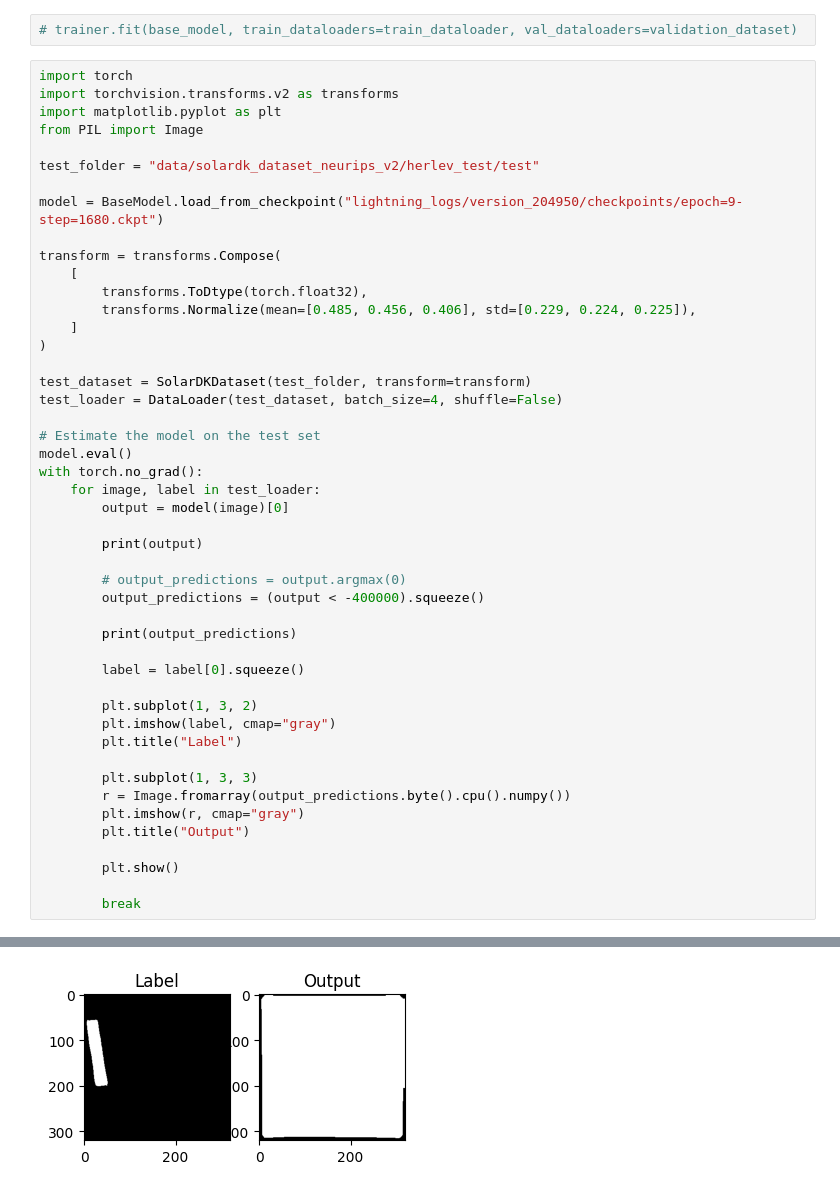
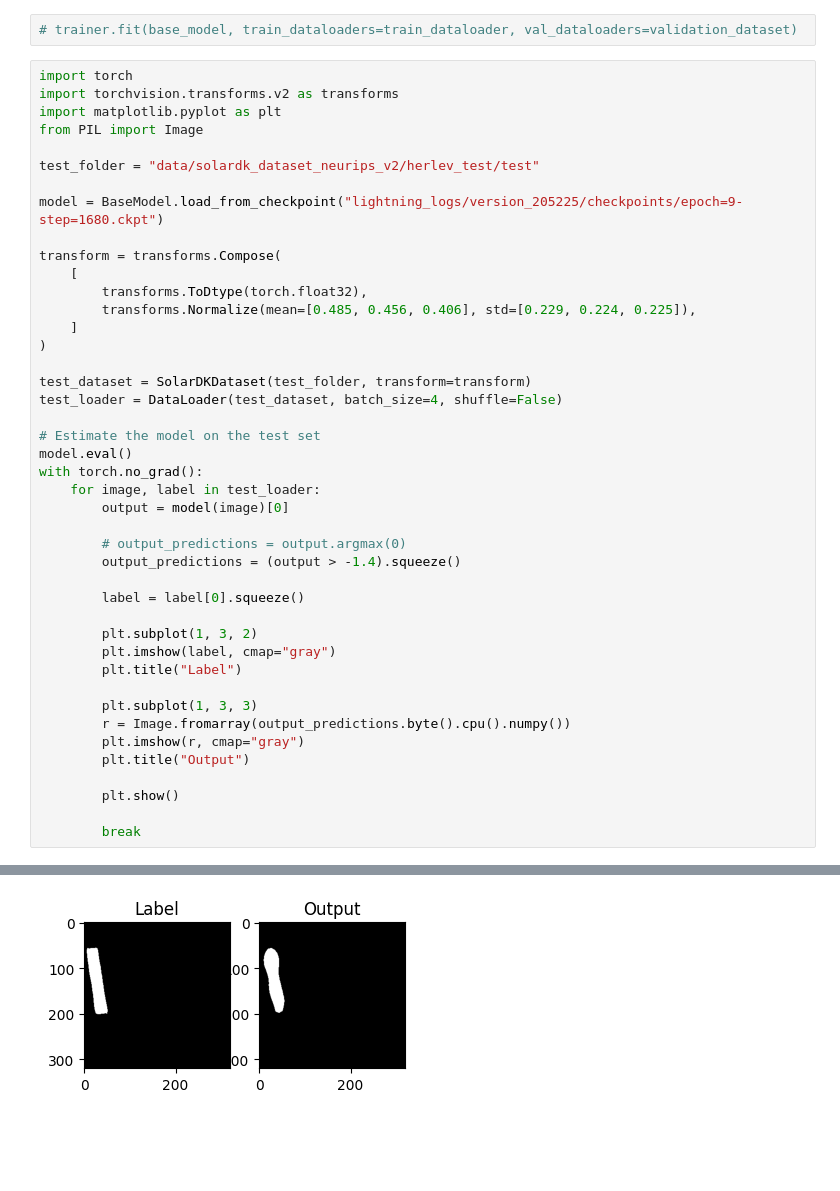
Before and after one commit to Tiburso/EnerVision, a Jupyter notebook: dataloaders.ipynb, the cells around one changed output, grey strips where cells are left out. Saved outputs shown, nothing was run; the diff lists cells and outputs as text; blank space fills up the shorter version.

Commit message:
Working model with a bit shit accuracy

```diff
--- a/dataloaders.ipynb
+++ b/dataloaders.ipynb
@@ -89,7 +116,7 @@ from PIL import Image
 
 test_folder = "data/solardk_dataset_neurips_v2/herlev_test/test"
 
-model = BaseModel.load_from_checkpoint("lightning_logs/version_204950/checkpoints/epoch=9-step=1680.ckpt")
+model = BaseModel.load_from_checkpoint("lightning_logs/version_205225/checkpoints/epoch=9-step=1680.ckpt")
 
 transform = transforms.Compose(
     [
@@ -107,12 +134,8 @@ with torch.no_grad():
     for image, label in test_loader:
         output = model(image)[0]
 
-        print(output)
-
         # output_predictions = output.argmax(0)
-        output_predictions = (output < -400000).squeeze()
-
-        print(output_predictions)
+        output_predictions = (output > -1.4).squeeze()
 
         label = label[0].squeeze()
 
@@ -146 +155 @@ tensor([[False, False, False,  ..., False, False, False],
-[figure, old version]
+[figure, new version]
```
Also changed, not shown: parts of 4 cells of this notebook, 2 other files.
